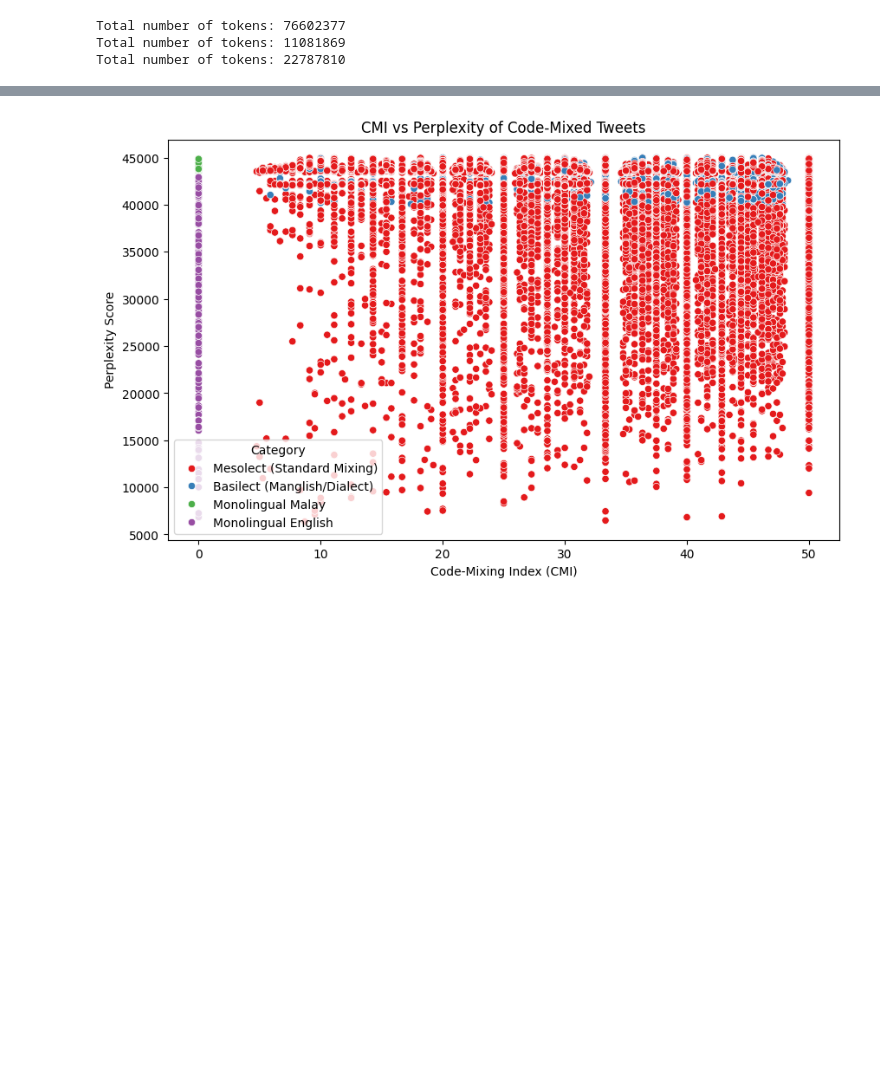
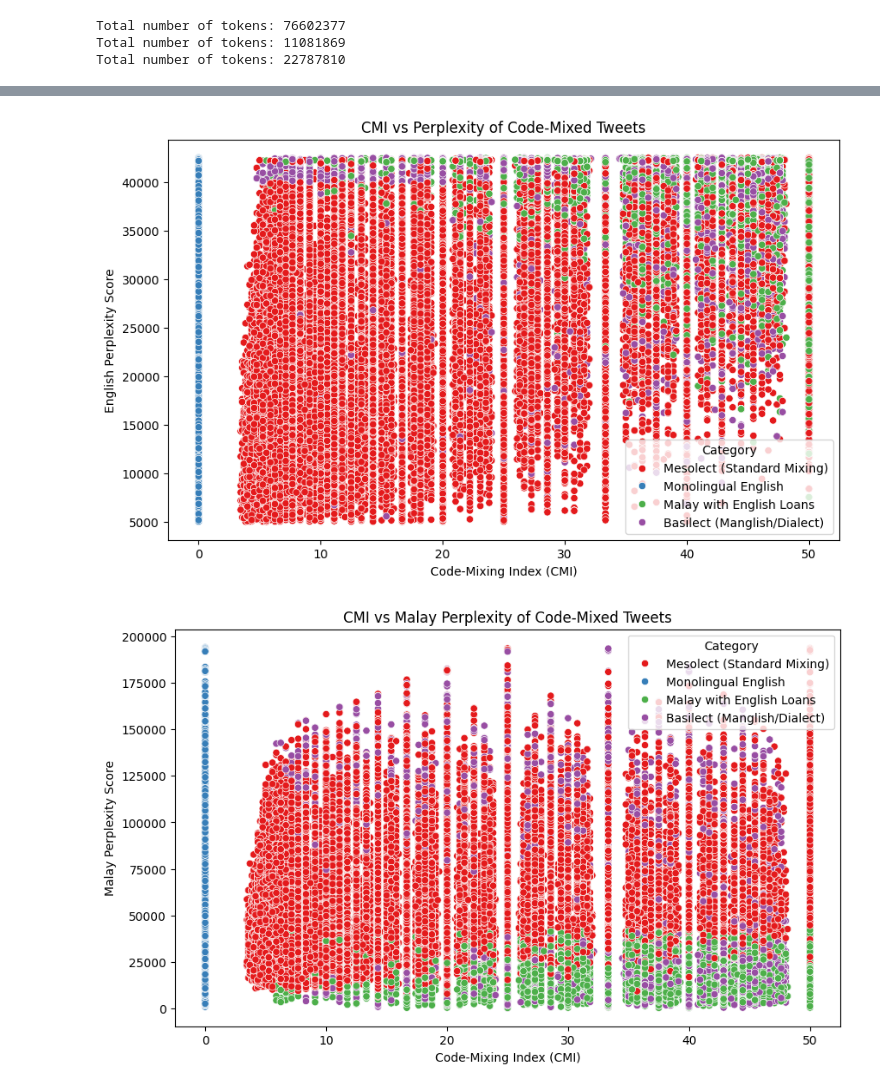
Before and after one commit to QYUUUUU/scientific-programming-python, a Jupyter notebook: main.ipynb, the cells around one changed output, grey strips where cells are left out. Saved outputs shown, nothing was run; the diff lists cells and outputs as text; code cells hidden in the pictures; blank space fills up the shorter version.

Commit message:
[FEATURE] WIP visualization

```diff
--- a/main.ipynb
+++ b/main.ipynb
@@ -182,11 +180,11 @@ def process(texts):
 
     return all_tokenized
 # %%
-all_tokenized_c = process(all_texts_c)
-all_tokenized_f = process(all_texts_f)
-all_tokenized_m = process(all_texts_m)
+all_tokenized_c = process(all_texts_c[:300000])
+all_tokenized_f = process(all_texts_f[:300000])
+all_tokenized_m = process(all_texts_m[:300000])
 # %%
-all_tokenized = all_tokenized_c + all_tokenized_f + all_tokenized_m
+all_tokenized = all_tokenized_c[:300000] + all_tokenized_f[:300000] + all_tokenized_m[:300000]
 
 print("Tokenized stories:", all_tokenized_c[:3])
 print("Number of sentences:", len(all_tokenized_c))
@@ -323,4 +314,11 @@ model_en = train_ngram_models(en_sentences)
 # %%
+def train_ngram_models(corpus, n=2):
+    # Train n-gram language models for Malay corpora with nltk, and download english n-gram model
+    training_ngrams, padded_sentences = padded_everygram_pipeline(n, corpus)
+    model = Laplace(n)
+    model.fit(training_ngrams, padded_sentences)
+    return model
+
 model_ms = train_ngram_models(all_tokenized)
 # %%
 print(model_ms.counts)
@@ -554,14 +615,25 @@ Formal English vocabulary size: 234375
 # %%
 
 # Plot the resuts
-# Plot CMI against perplexity
+# Plot CMI against english perplexity
 plt.figure(figsize=(10, 6))
-sns.scatterplot(data=df_results, x='cmi', y='perplexity', hue='category', palette='Set1')
+sns.scatterplot(data=df_results, x='cmi', y='perplexity_english', hue='category', palette='Set1')
 plt.title("CMI vs Perplexity of Code-Mixed Tweets")
 plt.xlabel("Code-Mixing Index (CMI)")
-plt.ylabel("Perplexity Score")
+plt.ylabel("English Perplexity Score")
 plt.legend(title='Category')
 plt.show()
+
+# Plot the resuts
+# Plot CMI against malay perplexity
+plt.figure(figsize=(10, 6))
+sns.scatterplot(data=df_results, x='cmi', y='perplexity_malay', hue='category', palette='Set1')
+plt.title("CMI vs Malay Perplexity of Code-Mixed Tweets")
+plt.xlabel("Code-Mixing Index (CMI)")
+plt.ylabel("Malay Perplexity Score")
+plt.legend(title='Category')
+plt.show()
 # %% [output]
-[figure, old version]
+[figure, new version]
+[figure, added]
 # %%
```
Also changed, not shown: parts of 12 cells of this notebook.
